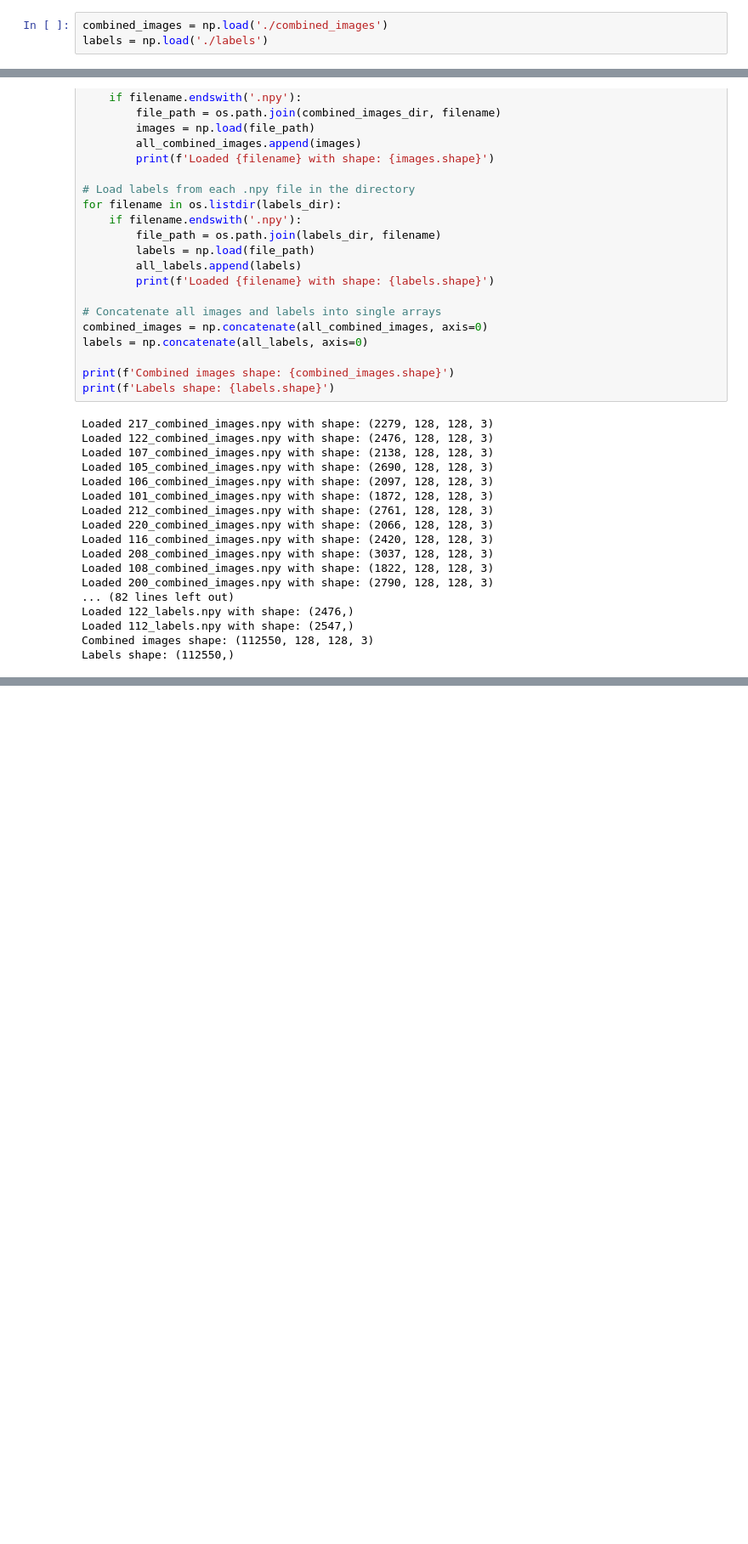
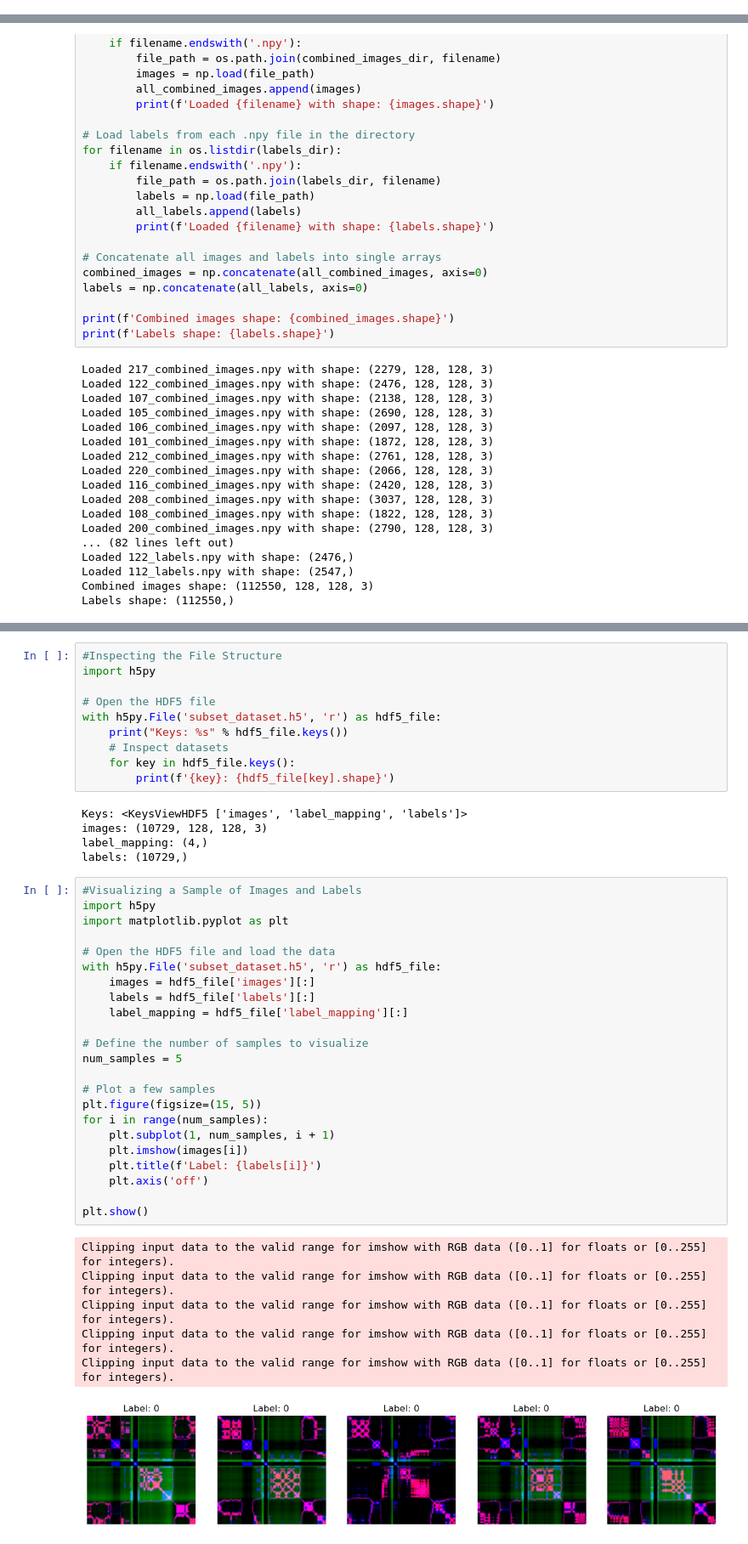
Before and after one commit to mahjabeentamanna810/ECG_data_Fusion_paper2, a Jupyter notebook: model.ipynb, the cells around one changed output, grey strips where cells are left out. Shown at 85% size. Drawn from its saved outputs; the diff is of its cells as text; blank space fills up the shorter version.

```diff
--- a/model.ipynb
+++ b/model.ipynb
@@ -257,6 +121,3 @@ import numpy as np
 import tensorflow as tf
 from sklearn.model_selection import train_test_split
 import matplotlib.pyplot as plt
-# %%
-combined_images = np.load('./combined_images')
-labels = np.load('./labels')
@@ -508,0 +400,45 @@ ValueError: No data was loaded. Please check the filenames and paths.
+# %%
+#Inspecting the File Structure
+import h5py
+
+# Open the HDF5 file
+with h5py.File('subset_dataset.h5', 'r') as hdf5_file:
+    print("Keys: %s" % hdf5_file.keys())
+    # Inspect datasets
+    for key in hdf5_file.keys():
+        print(f'{key}: {hdf5_file[key].shape}')
+# %% [output]
+Keys: <KeysViewHDF5 ['images', 'label_mapping', 'labels']>
+images: (10729, 128, 128, 3)
+label_mapping: (4,)
+labels: (10729,)
+# %%
+#Visualizing a Sample of Images and Labels
+import h5py
+import matplotlib.pyplot as plt
+
+# Open the HDF5 file and load the data
+with h5py.File('subset_dataset.h5', 'r') as hdf5_file:
+    images = hdf5_file['images'][:]
+    labels = hdf5_file['labels'][:]
+    label_mapping = hdf5_file['label_mapping'][:]
+
+# Define the number of samples to visualize
+num_samples = 5
+
+# Plot a few samples
+plt.figure(figsize=(15, 5))
+for i in range(num_samples):
+    plt.subplot(1, num_samples, i + 1)
+    plt.imshow(images[i])
+    plt.title(f'Label: {labels[i]}')
+    plt.axis('off')
+
+plt.show()
+# %% [output]
+Clipping input data to the valid range for imshow with RGB data ([0..1] for floats or [0..255] for integers).
+Clipping input data to the valid range for imshow with RGB data ([0..1] for floats or [0..255] for integers).
+Clipping input data to the valid range for imshow with RGB data ([0..1] for floats or [0..255] for integers).
+Clipping input data to the valid range for imshow with RGB data ([0..1] for floats or [0..255] for integers).
+Clipping input data to the valid range for imshow with RGB data ([0..1] for floats or [0..255] for integers).
+[figure, added]
```
Also changed, not shown: parts of 16 cells of this notebook, 1 other file.
